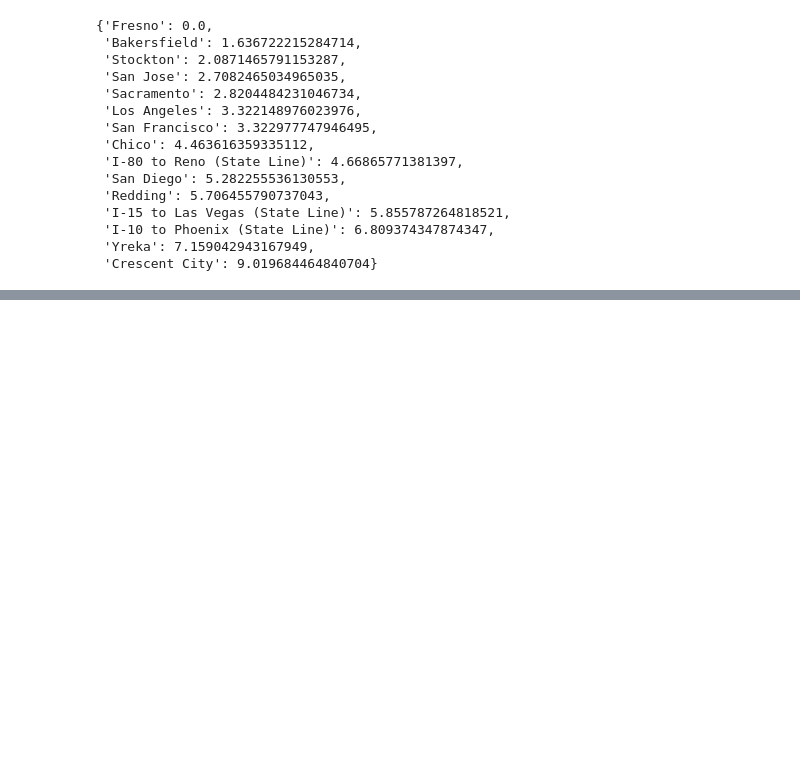
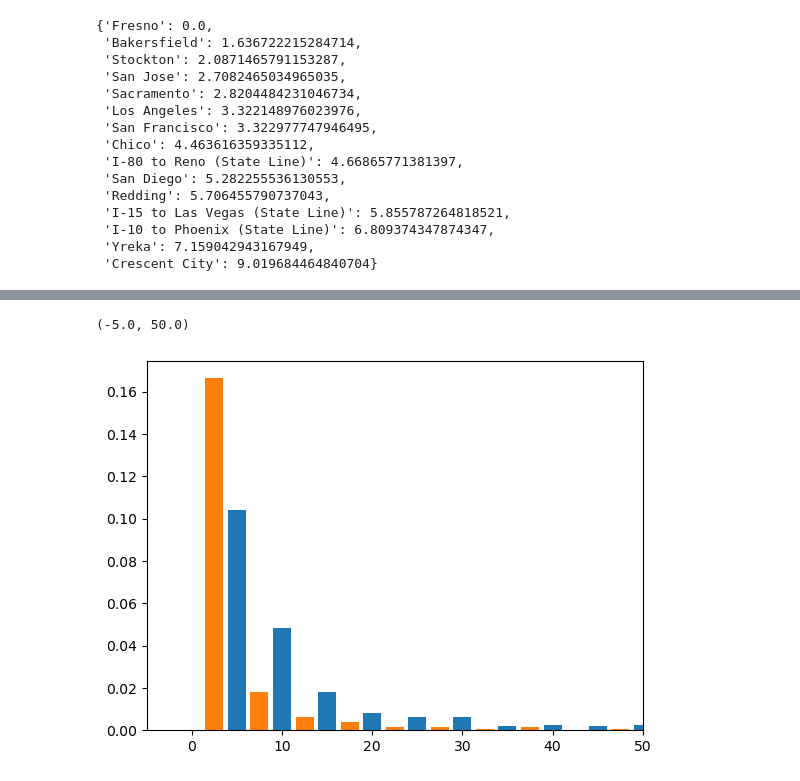
Before and after one commit to airabino/charger_network_analysis, a Jupyter notebook: Scenarios.ipynb, the cells around one changed output, grey strips where cells are left out. Saved outputs shown, nothing was run; the diff lists cells and outputs as text; code cells hidden in the pictures; blank space fills up the shorter version.

```diff
--- a/Scenarios.ipynb
+++ b/Scenarios.ipynb
@@ -126,0 +190,43 @@ path_values_avg = icev[1]
+# %%
+stations = [k for k in graph._node.keys() if 'station' in k]
+
+sg = src.graph.subgraph(graph, stations)
+# %%
+tn = src.experiment.tesla_network(sg)
+npn = src.experiment.non_proprietary_network(sg)
+# %%
+n = 3
+d_t = []
+
+for source, adj in tn._adj.items():
+
+    d_s = []
+
+    for target, link in adj.items():
+
+        d_s.append(link['distance'])
+
+    d_t.append((np.sort(d_s)[:n]).mean())
+# %%
+n = 3
+d_np = []
+
+for source, adj in npn._adj.items():
+
+    d_s = []
+
+    for target, link in adj.items():
+
+        d_s.append(link['distance'])
+
+    d_np.append((np.sort(d_s)[:n]).mean())
+# %%
+bins = np.arange(0, 55, 5)
+
+plt.hist(np.array(d_t) / 1e3, bins = bins, density = True, align = 'right', rwidth = .4)
+plt.hist(np.array(d_np) / 1e3, bins = bins, density = True, align = 'mid', rwidth = .4)
+
+plt.xlim([-5, 50])
+# %% [output]
+(-5.0, 50.0)
+[figure, added]
```
Also changed, not shown: parts of 24 cells of this notebook, 23 other files.
